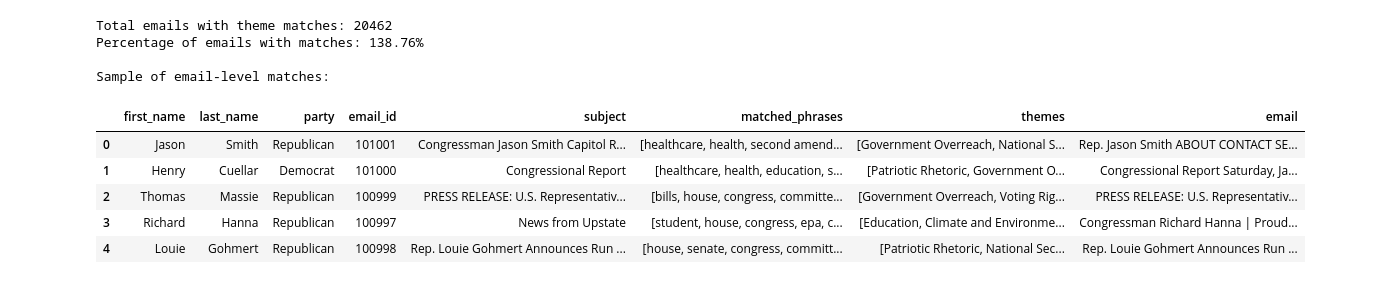
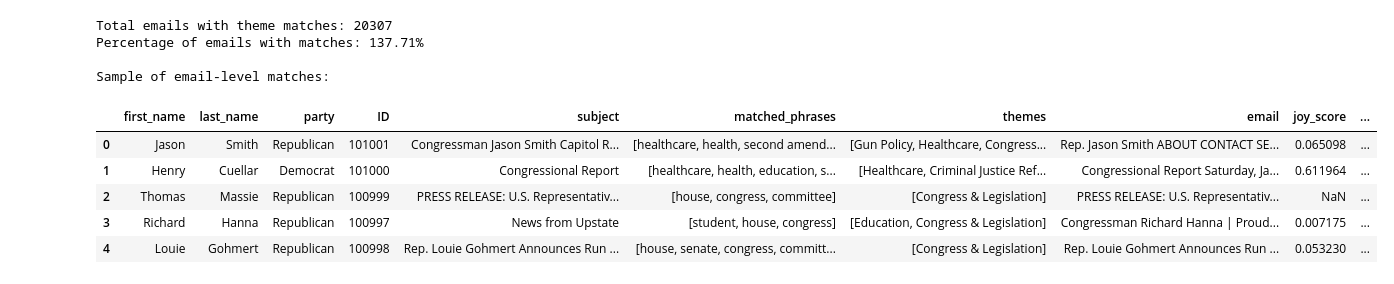
Before and after one commit to marobinette/cfd-project-ds1, a Jupyter notebook: notebooks/email_themes.ipynb, the cells around one changed output. Drawn from its saved outputs; the diff is of its cells as text; code cells hidden in the pictures.

Commit message:
update theme plots

```diff
--- a/notebooks/email_themes.ipynb
+++ b/notebooks/email_themes.ipynb
@@ -1,10 +1,13 @@
 # %%
 import pandas as pd
-pd.set_option('display.max_columns', None)
-pd.set_option('display.max_rows', None)
-pd.set_option('display.max_colwidth', None)  # This shows full column content
-pd.set_option('display.width', None)  # Auto-detect display width
-pd.set_option('display.max_seq_items', None)  # Show all items in lists
+import pandas as pd
+import matplotlib.pyplot as plt
+import seaborn as sns
+# pd.set_option('display.max_columns', None)
+# pd.set_option('display.max_rows', None)
+# pd.set_option('display.max_colwidth', None)  # This shows full column content
+# pd.set_option('display.width', None)  # Auto-detect display width
+# pd.set_option('display.max_seq_items', None)  # Show all items in lists
 # %%
 df = pd.read_csv('../data/dcInbox/dcinbox_export_114.csv')
 unnamed_cols = df.columns.str.contains('^Unnamed')
@@ -365,7 +391,7 @@ def extract_email_level_matches(df, lexicon):
                 'first_name': row.get('First Name', ''),
                 'last_name': row.get('Last Name', ''),
                 'party': row.get('Party', ''),
-                'email_id': row.get('ID'),  # Use index if no 'id' column
+                'ID': row.get('ID'),  # Use index if no 'id' column
                 'subject': row.get('Subject', ''),
                 'matched_phrases': matched_phrases,
                 'themes': list(matched_themes),
@@ -521,18 +547,23 @@ print(f"Percentage of emails with matches: {len(emails_email_matches_df)/len(rep
 print("\nSample of email-level matches:")
 
 emails_email_matches_df.head(5)
-emails_email_matches_df.to_csv('../data/dcInbox/email_themes_dcinbox_114.csv', index=False)
+emails_email_matches_df.to_csv('../data/dcInbox/email_themes_dcinbox_114_11_22_2025.csv', index=False)
 # %% [output]
-Total emails with theme matches: 20462
-Percentage of emails with matches: 138.76%
+Total emails with theme matches: 20307
+Percentage of emails with matches: 137.71%
 
 Sample of email-level matches:
 # %%
+emotion_results_df = pd.read_csv('../data/emotion_scores/emotion_scores_dcinbox_114.csv')
+# rename 'id' to 'ID' for consistency
+emotion_results_df.rename(columns={'id': 'ID'}, inplace=True)
+# join with email themes but only get joy_score, fear_score, anger_score, sadness_score
+emails_email_matches_df = emails_email_matches_df.merge(emotion_results_df[['ID', 'joy_score', 'fear_score', 'anger_score', 'sadness_score']], on='ID', how='left')
 emails_email_matches_df.head(5)
 # %% [output]
-|  | first_name | last_name | party | email_id | subject | matched_phrases | themes | email |
-| 0 | Jason | Smith | Republican | 101001 | Congressman Jason Smith Capitol R... | [healthcare, health, second amend... | [Government Overreach, National S... | Rep. Jason Smith ABOUT CONTACT SE... |
-| 1 | Henry | Cuellar | Democrat | 101000 | Congressional Report | [healthcare, health, education, s... | [Patriotic Rhetoric, Government O... | Congressional Report Saturday, Ja... |
-| 2 | Thomas | Massie | Republican | 100999 | PRESS RELEASE: U.S. Representativ... | [bills, house, congress, committe... | [Government Overreach, Voting Rig... | PRESS RELEASE: U.S. Representativ... |
-| 3 | Richard | Hanna | Republican | 100997 | News from Upstate | [student, house, congress, epa, c... | [Education, Climate and Environme... | Congressman Richard Hanna | Proud... |
-| 4 | Louie | Gohmert | Republican | 100998 | Rep. Louie Gohmert Announces Run ... | [house, senate, congress, committ... | [Patriotic Rhetoric, National Sec... | Rep. Louie Gohmert Announces Run ... |
+|  | first_name | last_name | party | ID | subject | matched_phrases | themes | email | joy_score | ... |
+| 0 | Jason | Smith | Republican | 101001 | Congressman Jason Smith Capitol R... | [healthcare, health, second amend... | [Gun Policy, Healthcare, Congress... | Rep. Jason Smith ABOUT CONTACT SE... | 0.065098 | ... |
+| 1 | Henry | Cuellar | Democrat | 101000 | Congressional Report | [healthcare, health, education, s... | [Healthcare, Criminal Justice Ref... | Congressional Report Saturday, Ja... | 0.611964 | ... |
+| 2 | Thomas | Massie | Republican | 100999 | PRESS RELEASE: U.S. Representativ... | [house, congress, committee] | [Congress & Legislation] | PRESS RELEASE: U.S. Representativ... | NaN | ... |
+| 3 | Richard | Hanna | Republican | 100997 | News from Upstate | [student, house, congress] | [Education, Congress & Legislation] | Congressman Richard Hanna | Proud... | 0.007175 | ... |
+| 4 | Louie | Gohmert | Republican | 100998 | Rep. Louie Gohmert Announces Run ... | [house, senate, congress, committ... | [Congress & Legislation] | Rep. Louie Gohmert Announces Run ... | 0.053230 | ... |
```
Also changed, not shown: parts of 4 cells of this notebook, 2 other files.
